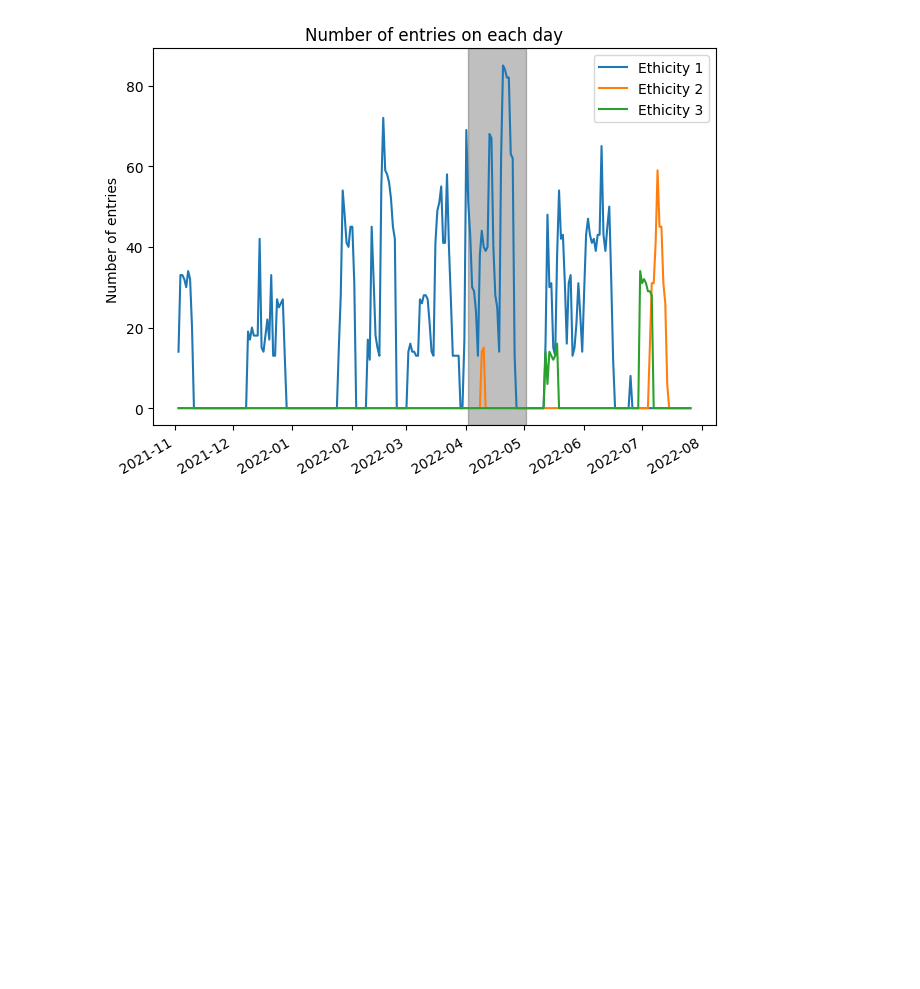
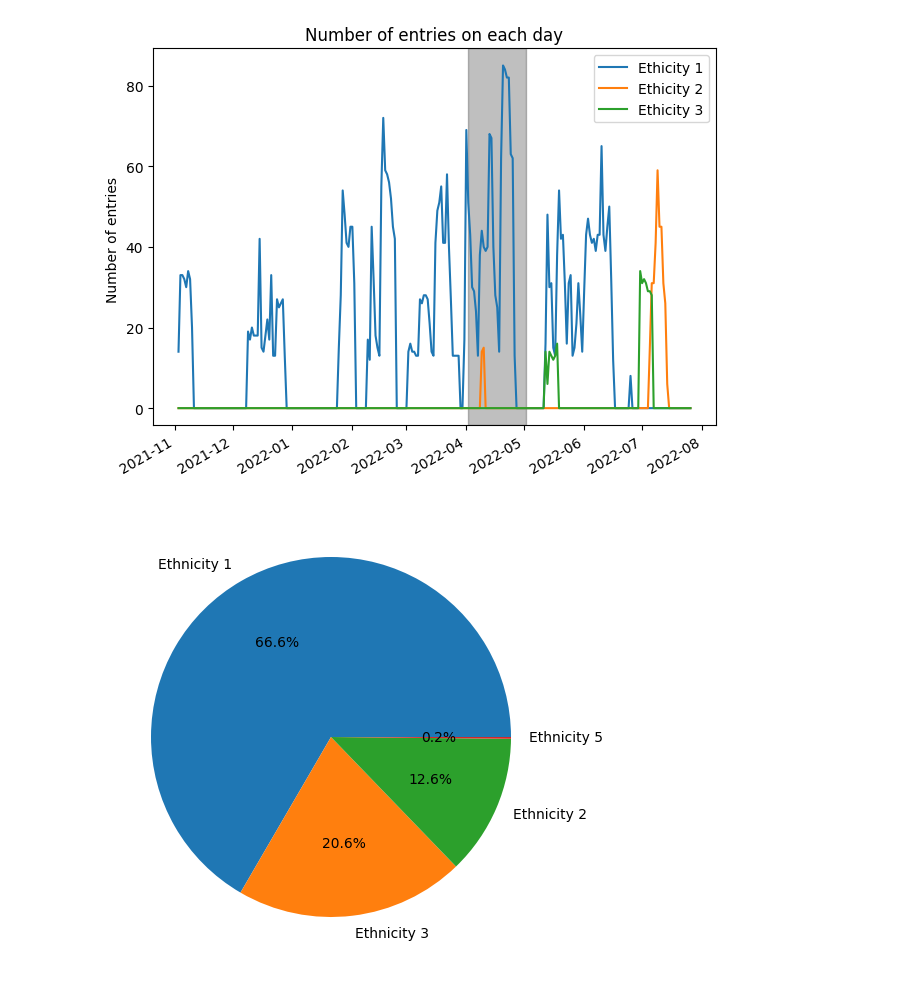
Before and after one commit to richard-lane/seaco_malaysia, a Jupyter notebook: other_stuff.ipynb, the cells around one changed output. Drawn from its saved outputs; the diff is of its cells as text; code cells hidden in the pictures; blank space fills up the shorter version.

Commit message:
ethnicity pie chart

```diff
--- a/other_stuff.ipynb
+++ b/other_stuff.ipynb
@@ -329,3 +329,23 @@ fig.tight_layout()
 fig.savefig("img/n_entries_per_day_ethnicity.png")
 # %% [output]
 [figure]
+# %%
+"""
+Plot a pie chart of ethnicities
+
+"""
+qnaire_df = read._qnaire_df()[
+    ["residents_id", "respondent_ethnicity", "respondent_status"]
+]
+qnaire_df = qnaire_df[qnaire_df["respondent_status"] == 1]
+
+ethnicities = qnaire_df["respondent_ethnicity"].value_counts()
+
+fig, axis = plt.subplots()
+axis.pie(
+    ethnicities, labels=[f"Ethnicity {int(i)}" for i in ethnicities.index], autopct=r"%.1f%%"
+)
+fig.tight_layout()
+fig.savefig("img/ethnicity_pie.png")
+# %% [output]
+[figure, added]
```
